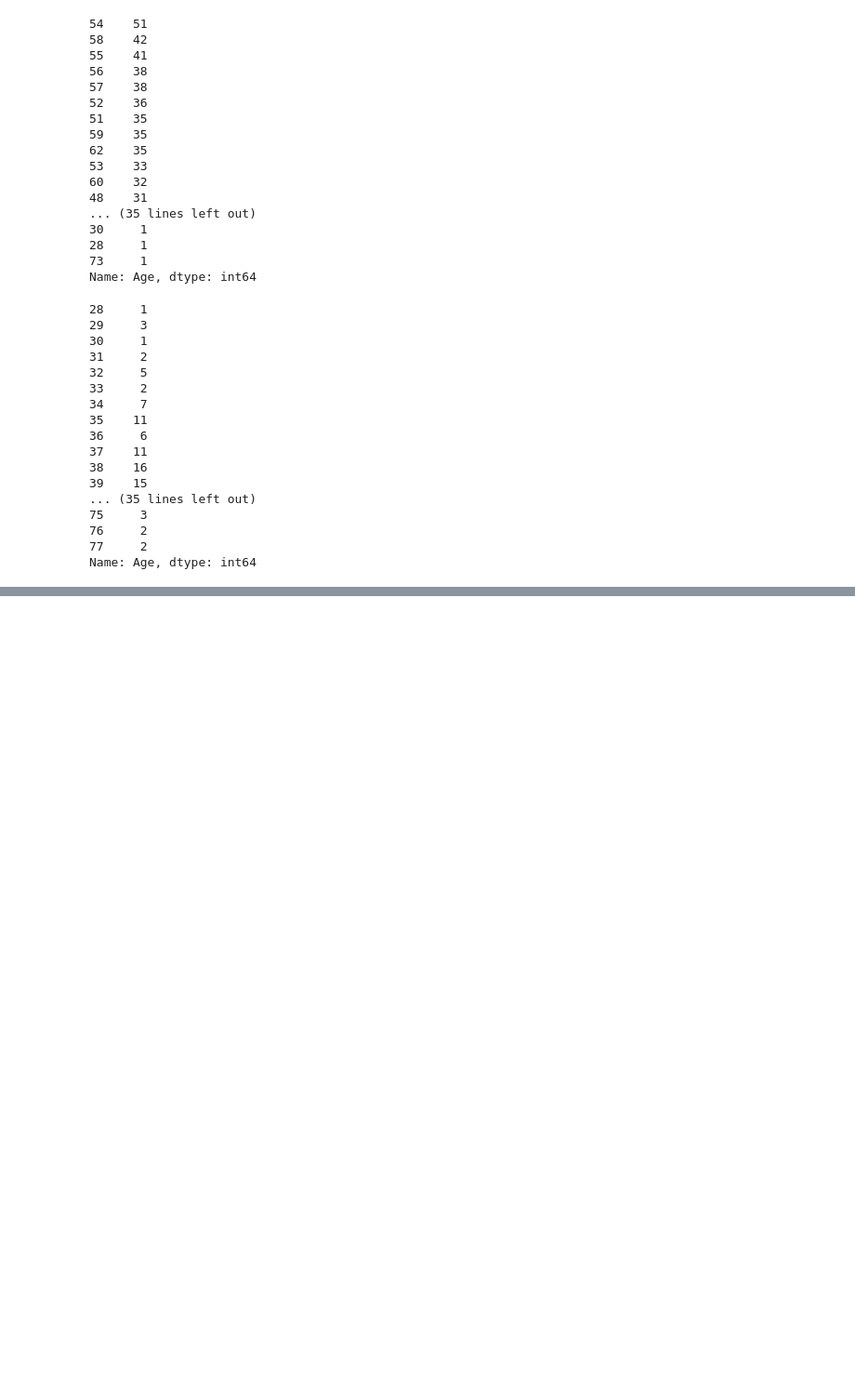
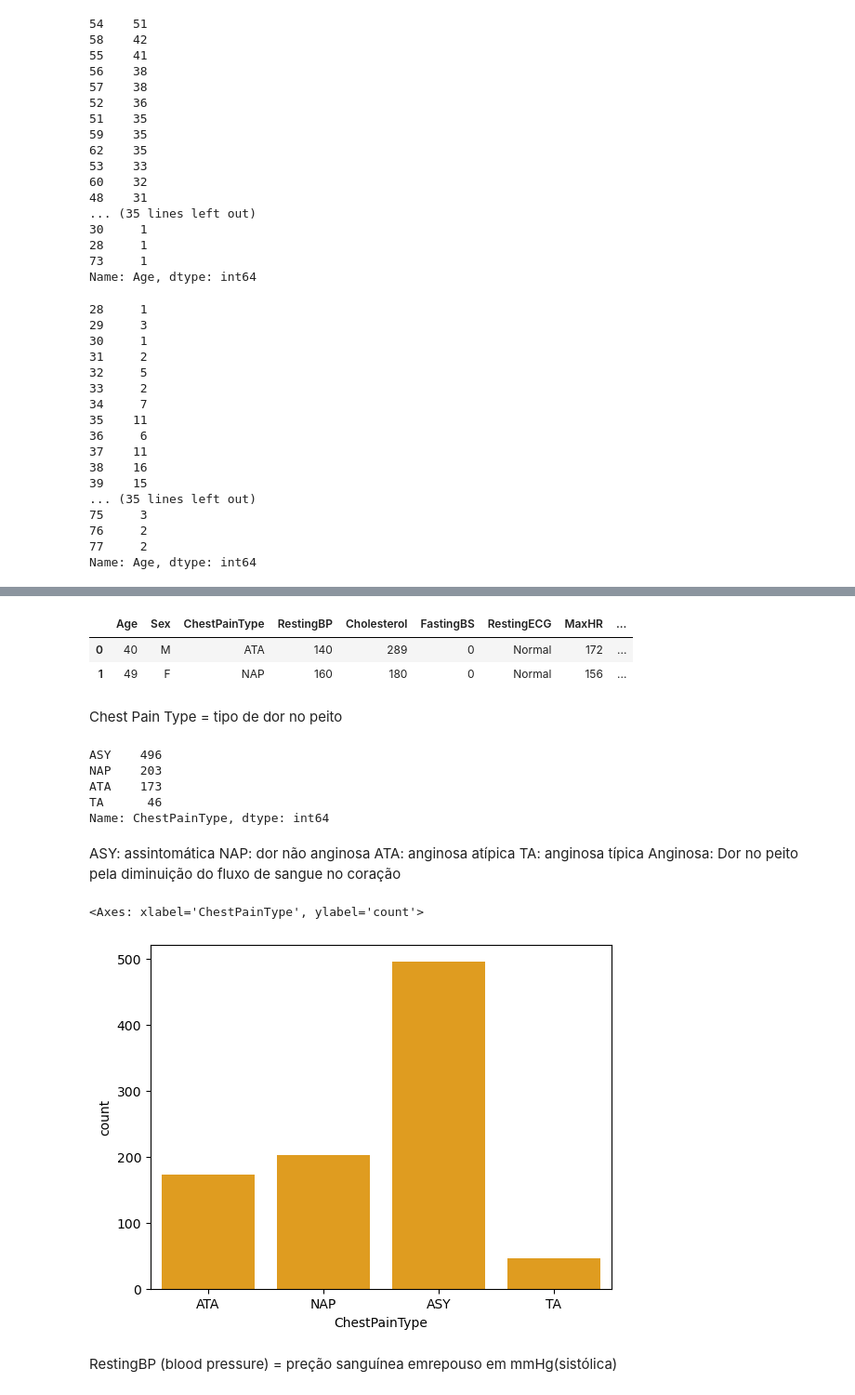
Before and after one commit to LuizSeabraDeMarco/Machine-Learning-com-Python, a Jupyter notebook: Seção 4/tratamento_classificacao.ipynb, the cells around one changed output, grey strips where cells are left out. Shown at 93% size. Drawn from its saved outputs; the diff is of its cells as text; code cells hidden in the pictures; blank space fills up the shorter version.

```diff
--- a/Seção 4/tratamento_classificacao.ipynb
+++ b/Seção 4/tratamento_classificacao.ipynb
@@ -85,0 +102,29 @@ ValueError: Mime type rendering requires nbformat>=4.2.0 but it is not installed
+# %%
+dados.head(2)
+# %% [output]
+|  | Age | Sex | ChestPainType | RestingBP | Cholesterol | FastingBS | RestingECG | MaxHR | ... |
+| 0 | 40 | M | ATA | 140 | 289 | 0 | Normal | 172 | ... |
+| 1 | 49 | F | NAP | 160 | 180 | 0 | Normal | 156 | ... |
+# %% [markdown]
+Chest Pain Type = tipo de dor no peito
+# %%
+dados['ChestPainType'].value_counts()
+# %% [output]
+ASY    496
+NAP    203
+ATA    173
+TA      46
+Name: ChestPainType, dtype: int64
+# %% [markdown]
+ASY: assintomática
+NAP: dor não anginosa
+ATA: anginosa atípica
+TA: anginosa típica
+Anginosa: Dor no peito pela diminuição do fluxo de sangue no coração
+# %%
+sns.countplot(x="ChestPainType", data=dados, color="orange"); #caso color ; no final não aparece um texto em cima da imagem
+# %% [output]
+<Axes: xlabel='ChestPainType', ylabel='count'>
+[figure, added]
+# %% [markdown]
+RestingBP (blood pressure) = preção sanguínea emrepouso em mmHg(sistólica)
```
Also changed, not shown: parts of 18 cells of this notebook.
